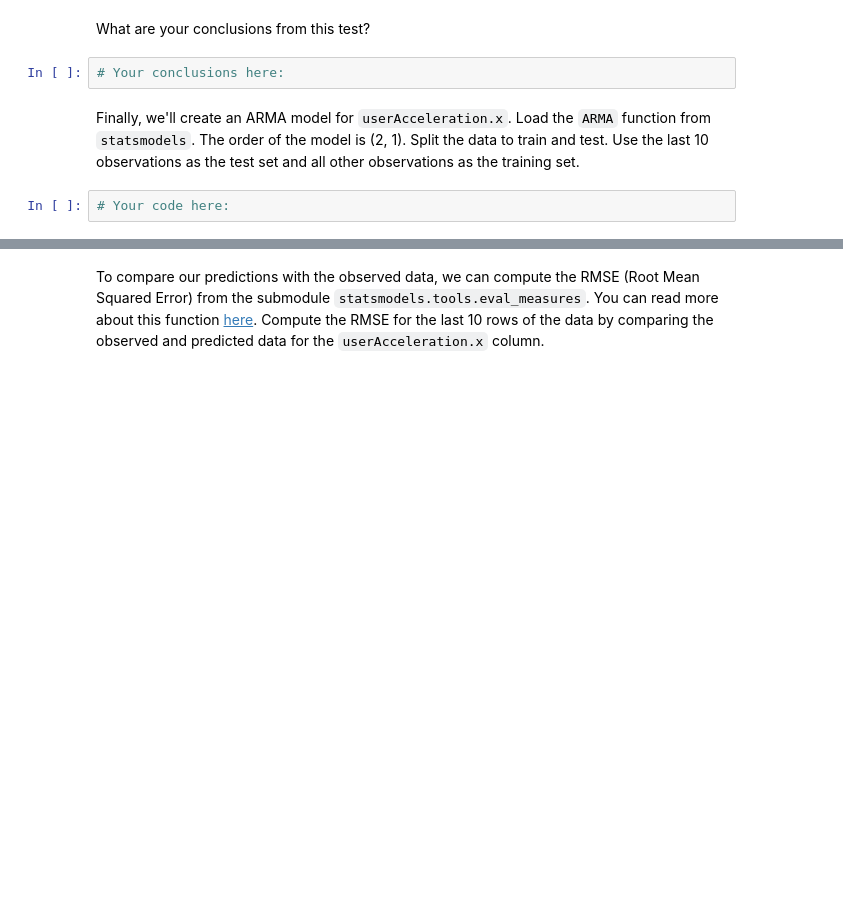
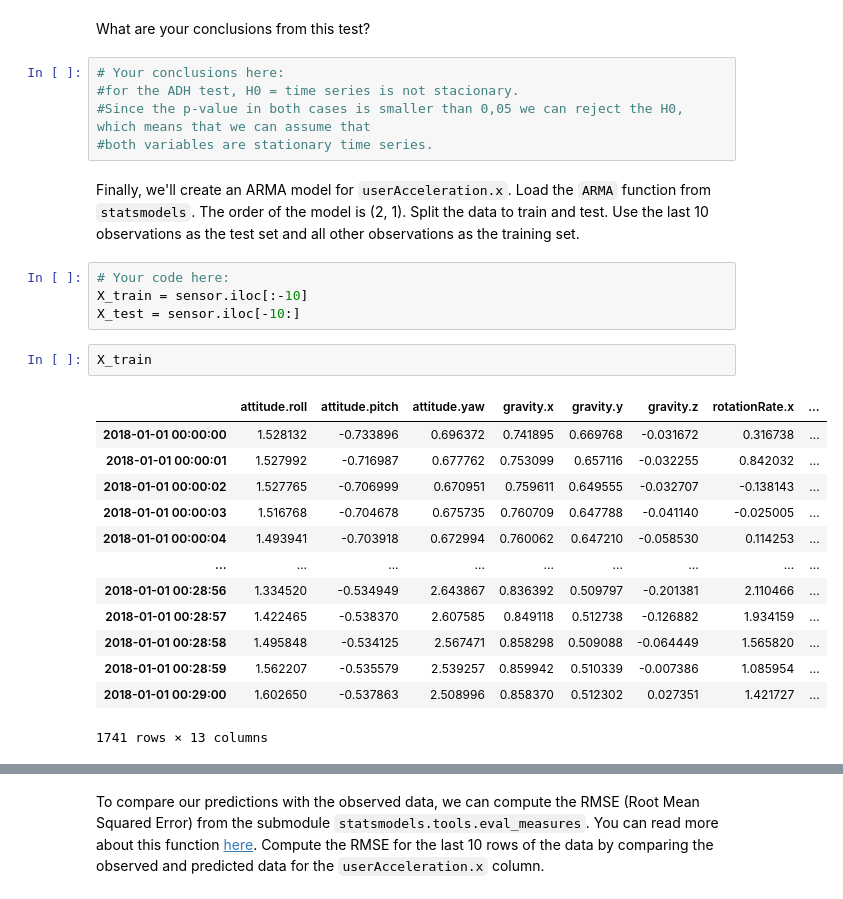
Before and after one commit to Irene9R/dataptmad1121_labs, a Jupyter notebook: extra-work/m2/lab-time-series/your-code/main.ipynb, the cells around one changed output, grey strips where cells are left out. Drawn from its saved outputs; the diff is of its cells as text; blank space fills up the shorter version.

```diff
--- a/extra-work/m2/lab-time-series/your-code/main.ipynb
+++ b/extra-work/m2/lab-time-series/your-code/main.ipynb
@@ -110,8 +142,29 @@ The next step will be to test both variables for stationarity. Perform the Augme
 # %% [markdown]
 What are your conclusions from this test?
-# %%
-# Your conclusions here:
+# %%
+# Your conclusions here:
+#for the ADH test, H0 = time series is not stacionary.
+#Since the p-value in both cases is smaller than 0,05 we can reject the H0, which means that we can assume that
+#both variables are stationary time series.
 # %% [markdown]
 Finally, we'll create an ARMA model for `userAcceleration.x`. Load the `ARMA` function from `statsmodels`. The order of the model is (2, 1). Split the data to train and test. Use the last 10 observations as the test set and all other observations as the training set.
 # %%
 # Your code here:
+X_train = sensor.iloc[:-10]
+X_test = sensor.iloc[-10:]
+# %%
+X_train
+# %% [output]
+|  | attitude.roll | attitude.pitch | attitude.yaw | gravity.x | gravity.y | gravity.z | rotationRate.x | ... |
+| 2018-01-01 00:00:00 | 1.528132 | -0.733896 | 0.696372 | 0.741895 | 0.669768 | -0.031672 | 0.316738 | ... |
+| 2018-01-01 00:00:01 | 1.527992 | -0.716987 | 0.677762 | 0.753099 | 0.657116 | -0.032255 | 0.842032 | ... |
+| 2018-01-01 00:00:02 | 1.527765 | -0.706999 | 0.670951 | 0.759611 | 0.649555 | -0.032707 | -0.138143 | ... |
+| 2018-01-01 00:00:03 | 1.516768 | -0.704678 | 0.675735 | 0.760709 | 0.647788 | -0.041140 | -0.025005 | ... |
+| 2018-01-01 00:00:04 | 1.493941 | -0.703918 | 0.672994 | 0.760062 | 0.647210 | -0.058530 | 0.114253 | ... |
+| ... | ... | ... | ... | ... | ... | ... | ... | ... |
+| 2018-01-01 00:28:56 | 1.334520 | -0.534949 | 2.643867 | 0.836392 | 0.509797 | -0.201381 | 2.110466 | ... |
+| 2018-01-01 00:28:57 | 1.422465 | -0.538370 | 2.607585 | 0.849118 | 0.512738 | -0.126882 | 1.934159 | ... |
+| 2018-01-01 00:28:58 | 1.495848 | -0.534125 | 2.567471 | 0.858298 | 0.509088 | -0.064449 | 1.565820 | ... |
+| 2018-01-01 00:28:59 | 1.562207 | -0.535579 | 2.539257 | 0.859942 | 0.510339 | -0.007386 | 1.085954 | ... |
+| 2018-01-01 00:29:00 | 1.602650 | -0.537863 | 2.508996 | 0.858370 | 0.512302 | 0.027351 | 1.421727 | ... |
+1741 rows × 13 columns
```
Also changed, not shown: parts of 14 cells of this notebook.
